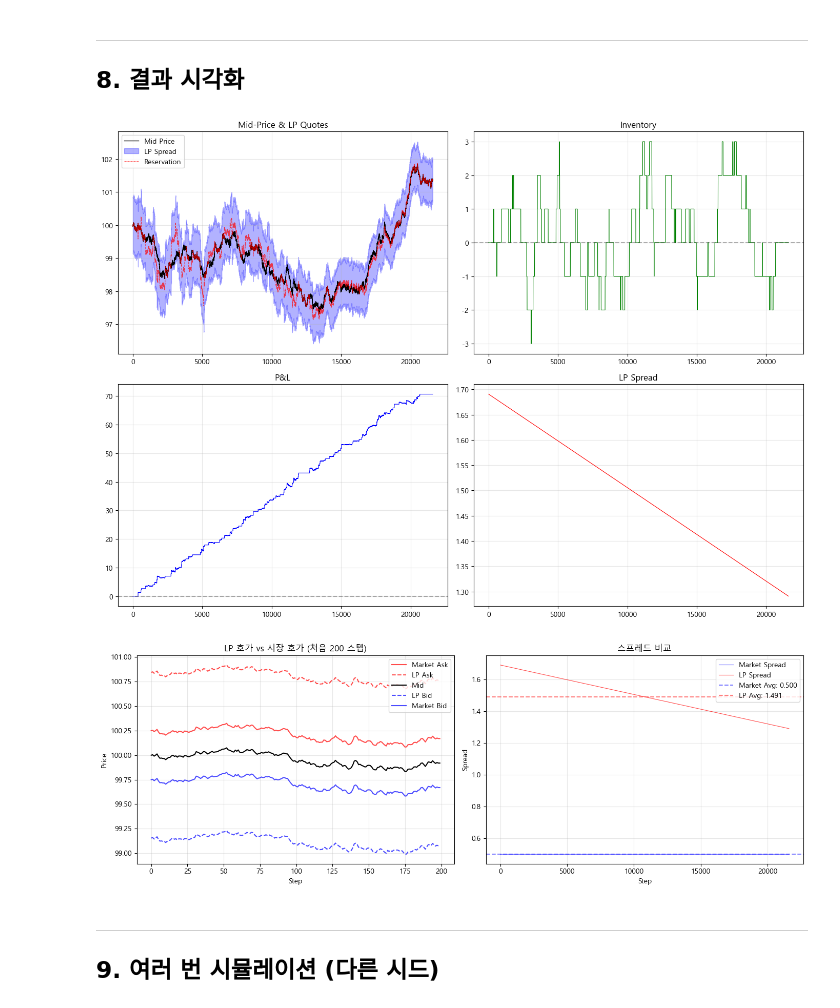
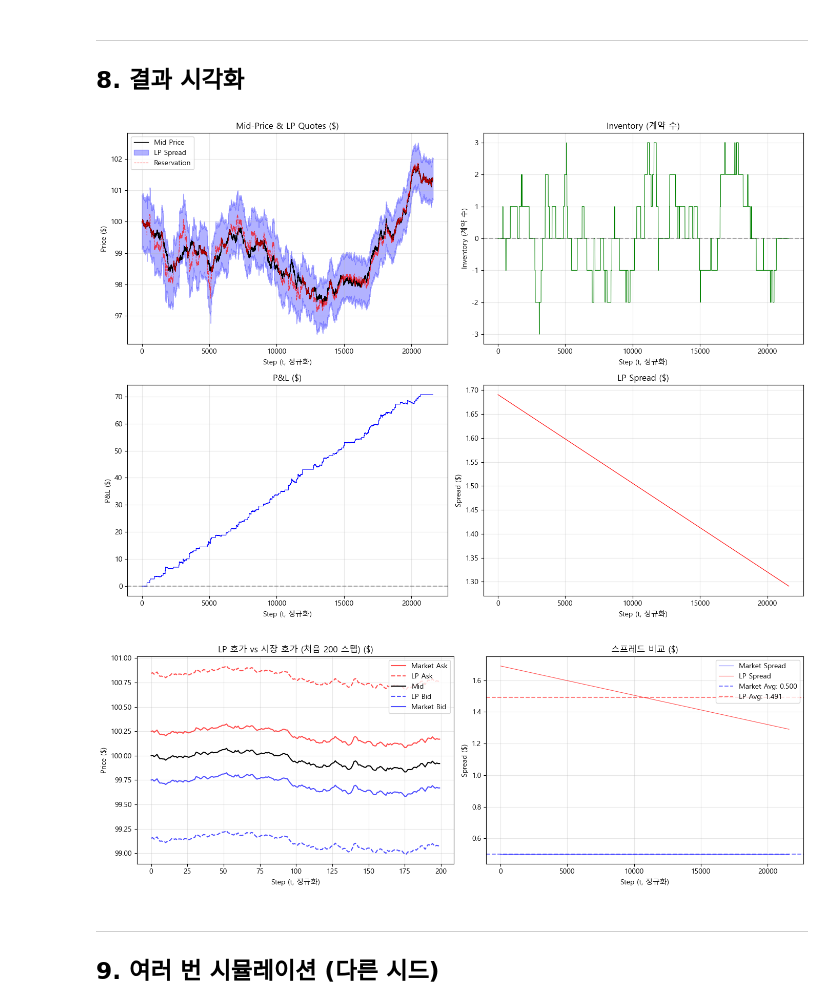
Before and after one commit to SangHyeok0204/Option-Derivatives-MM-optimization-, a Jupyter notebook: simulation/avellaneda_stoikov_simulation.ipynb, the cells around one changed output. Saved outputs shown, nothing was run; the diff lists cells and outputs as text; code cells hidden in the pictures.

```diff
--- a/simulation/avellaneda_stoikov_simulation.ipynb
+++ b/simulation/avellaneda_stoikov_simulation.ipynb
@@ -61,10 +61,10 @@ class SimulationConfig:
     data_source: Literal['real', 'monte_carlo'] = 'real'
     real_data_path: str = '../data/kospi200_option_B0164812_20260316_1408.csv'
 
-    # === Paper 모드 설정 ===
-    paper_n_steps: int = 21600
+    # === Paper 모드 설정 (논문 기준: T=1, dt=0.005, n_steps=200) ===
+    paper_n_steps: int = 200
 
-    # === Develop 모드: 시간 설정 ===
+    # === Develop 모드: 시간 설정 (실제 장시간: 6시간 = 21600초) ===
     dt: float = 1.0
     T_hours: float = 6.0
 
@@ -138,7 +138,7 @@ class SimulationConfig:
     def dt_sim(self) -> float:
         """시뮬레이션 dt"""
         if self.mode == 'paper':
-            return self.T_total / self.paper_n_steps
+            return self.T_total / self.paper_n_steps  # 1/200 = 0.005
         return self.dt
 # %% [markdown]
 ---
@@ -832,25 +832,37 @@ x = results['step']
 if MODE == 'paper':
     fig, axes = plt.subplots(2, 2, figsize=(14, 10))
 
+    # 단위 설정 (paper 모드: 정규화 시간, 가격 단위)
+    time_unit = '(t, 정규화)'
+    price_unit = '($)'
+
     axes[0, 0].plot(x, results['option_mid'], 'k-', label='Mid Price', linewidth=1)
     axes[0, 0].fill_between(x, results['lp_bid'], results['lp_ask'], alpha=0.3, color='blue', label='LP Spread')
     axes[0, 0].plot(x, results['reservation_price'], 'r--', label='Reservation', linewidth=0.8, alpha=0.7)
-    axes[0, 0].set_title('Mid-Price & LP Quotes')
+    axes[0, 0].set_xlabel(f'Step {time_unit}')
+    axes[0, 0].set_ylabel(f'Price {price_unit}')
+    axes[0, 0].set_title(f'Mid-Price & LP Quotes {price_unit}')
     axes[0, 0].legend()
     axes[0, 0].grid(True, alpha=0.3)
 
     axes[0, 1].plot(x, results['inventory'], 'g-', linewidth=0.8)
     axes[0, 1].axhline(y=0, color='k', linestyle='--', alpha=0.3)
-    axes[0, 1].set_title('Inventory')
+    axes[0, 1].set_xlabel(f'Step {time_unit}')
+    axes[0, 1].set_ylabel('Inventory (계약 수)')
+    axes[0, 1].set_title('Inventory (계약 수)')
     axes[0, 1].grid(True, alpha=0.3)
 
     axes[1, 0].plot(x, results['pnl'], 'b-', linewidth=0.8)
     axes[1, 0].axhline(y=0, color='k', linestyle='--', alpha=0.3)
-    axes[1, 0].set_title('P&L')
+    axes[1, 0].set_xlabel(f'Step {time_unit}')
+    axes[1, 0].set_ylabel(f'P&L {price_unit}')
+    axes[1, 0].set_title(f'P&L {price_unit}')
     axes[1, 0].grid(True, alpha=0.3)
 
     axes[1, 1].plot(x, results['lp_spread'], 'r-', linewidth=0.8)
-    axes[1, 1].set_title('LP Spread')
+    axes[1, 1].set_xlabel(f'Step {time_unit}')
+    axes[1, 1].set_ylabel(f'Spread {price_unit}')
+    axes[1, 1].set_title(f'LP Spread {price_unit}')
     axes[1, 1].grid(True, alpha=0.3)
 
     plt.tight_layout()
@@ -859,50 +871,74 @@ if MODE == 'paper':
 else:
     fig, axes = plt.subplots(3, 2, figsize=(14, 12))
 
+    # 단위 설정 (develop 모드: 초, 포인트)
+    time_unit = '(초)'
+    price_unit = '(pt)'
+
     axes[0, 0].plot(x, results['pnl'], 'b-', linewidth=0.8)
     axes[0, 0].axhline(y=0, color='k', linestyle='--', alpha=0.3)
-    axes[0, 0].set_title('P&L')
+    axes[0, 0].set_xlabel(f'Step {time_unit}')
+    axes[0, 0].set_ylabel(f'P&L {price_unit}')
+    axes[0, 0].set_title(f'P&L {price_unit}')
     axes[0, 0].grid(True, alpha=0.3)
 
     axes[0, 1].plot(x, results['inventory'], 'g-', linewidth=0.8)
     axes[0, 1].axhline(y=0, color='k', linestyle='--', alpha=0.3)
-    axes[0, 1].set_title('Inventory')
+    axes[0, 1].set_xlabel(f'Step {time_unit}')
+    axes[0, 1].set_ylabel('Inventory (계약 수)')
+    axes[0, 1].set_title('Inventory (계약 수)')
     axes[0, 1].grid(True, alpha=0.3)
 
     theta = config.hedge_threshold
     axes[1, 0].plot(x, results['net_delta'], 'r-', linewidth=0.8)
     axes[1, 0].axhline(y=theta, color='orange', linestyle=':', alpha=0.7)
     axes[1, 0].axhline(y=-theta, color='orange', linestyle=':', alpha=0.7)
     axes[1, 0].fill_between(x, -theta, theta, alpha=0.1, color='green')
+    axes[1, 0].set_xlabel(f'Step {time_unit}')
+    axes[1, 0].set_ylabel('Net Delta (Δ)')
     axes[1, 0].set_title(f'Net Delta (θ={theta})')
     axes[1, 0].grid(True, alpha=0.3)
 
     axes[1, 1].plot(x, results['hedge_position'], 'purple', linewidth=0.8)
     axes[1, 1].axhline(y=0, color='k', linestyle='--', alpha=0.3)
+    axes[1, 1].set_xlabel(f'Step {time_unit}')
+    axes[1, 1].set_ylabel('Hedge Position (계약 수)')
     axes[1, 1].set_title(f'Hedge Position (총 {results["total_hedges"].iloc[-1]}회)')
     axes[1, 1].grid(True, alpha=0.3)
 
     axes[2, 0].plot(x, results['option_mid'], 'k-', label='Mid', linewidth=1)
     axes[2, 0].fill_between(x, results['lp_bid'], results['lp_ask'], alpha=0.2, color='green', label='LP Spread')
-    axes[2, 0].set_title('Option Price & LP Quotes')
+    axes[2, 0].set_xlabel(f'Step {time_unit}')
+    axes[2, 0].set_ylabel(f'Price {price_unit}')
+    axes[2, 0].set_title(f'Option Price & LP Quotes {price_unit}')
     axes[2, 0].legend()
     axes[2, 0].grid(True, alpha=0.3)
 
     axes[2, 1].plot(x, results['market_spread'], 'b-', label='Market', alpha=0.7, linewidth=0.8)
     axes[2, 1].plot(x, results['lp_spread'], 'r-', label='LP', alpha=0.7, linewidth=0.8)
-    axes[2, 1].set_title('Spread Comparison')
+    axes[2, 1].set_xlabel(f'Step {time_unit}')
+    axes[2, 1].set_ylabel(f'Spread {price_unit}')
+    axes[2, 1].set_title(f'Spread Comparison {price_unit}')
     axes[2, 1].legend()
     axes[2, 1].grid(True, alpha=0.3)
 
     plt.tight_layout()
     plt.savefig(f'{RESULTS_DIR}/simulation_results_develop_mode.png', dpi=150, bbox_inches='tight')
 
 plt.show()
 # %% [output]
-[figure, old version]
+[figure, new version]
 # %%
 # LP 호가 vs 시장 호가 비교
 fig, axes = plt.subplots(1, 2, figsize=(14, 5))
+
+# 단위 설정
+if MODE == 'paper':
+    price_unit = '($)'
+    time_unit = '(t, 정규화)'
+else:
+    price_unit = '(pt)'
+    time_unit = '(초)'
 
 # 1. LP 호가 vs 시장 호가 (일부 구간 확대)
 ax1 = axes[0]
@@ -915,9 +951,9 @@ ax1.plot(x_sample, results['option_mid'].iloc[sample_range], 'k-', label='Mid',
 ax1.plot(x_sample, results['lp_bid'].iloc[sample_range], 'b--', label='LP Bid', alpha=0.7)
 ax1.plot(x_sample, results['market_bid'].iloc[sample_range], 'b-', label='Market Bid', alpha=0.7)
 
-ax1.set_xlabel('Step')
-ax1.set_ylabel('Price')
-ax1.set_title('LP 호가 vs 시장 호가 (처음 200 스텝)')
+ax1.set_xlabel(f'Step {time_unit}')
+ax1.set_ylabel(f'Price {price_unit}')
+ax1.set_title(f'LP 호가 vs 시장 호가 (처음 200 스텝) {price_unit}')
 ax1.legend(loc='upper right')
 ax1.grid(True, alpha=0.3)
 
@@ -929,9 +965,9 @@ ax2.axhline(y=results['market_spread'].mean(), color='b', linestyle='--', alpha=
             label=f'Market Avg: {results["market_spread"].mean():.3f}')
 ax2.axhline(y=results['lp_spread'].mean(), color='r', linestyle='--', alpha=0.5,
             label=f'LP Avg: {results["lp_spread"].mean():.3f}')
-ax2.set_xlabel('Step')
-ax2.set_ylabel('Spread')
-ax2.set_title('스프레드 비교')
+ax2.set_xlabel(f'Step {time_unit}')
+ax2.set_ylabel(f'Spread {price_unit}')
+ax2.set_title(f'스프레드 비교 {price_unit}')
 ax2.legend(loc='upper right')
 ax2.grid(True, alpha=0.3)
 
@@ -939,7 +975,7 @@ plt.tight_layout()
 plt.savefig(f'{RESULTS_DIR}/spread_comparison_{MODE}_mode.png', dpi=150, bbox_inches='tight')
 plt.show()
 # %% [output]
-[figure, old version]
+[figure, new version]
 # %% [markdown]
 ---
 ## 9. 여러 번 시뮬레이션 (다른 시드)
```
Also changed, not shown: parts of 2 cells of this notebook, 14 other files.
